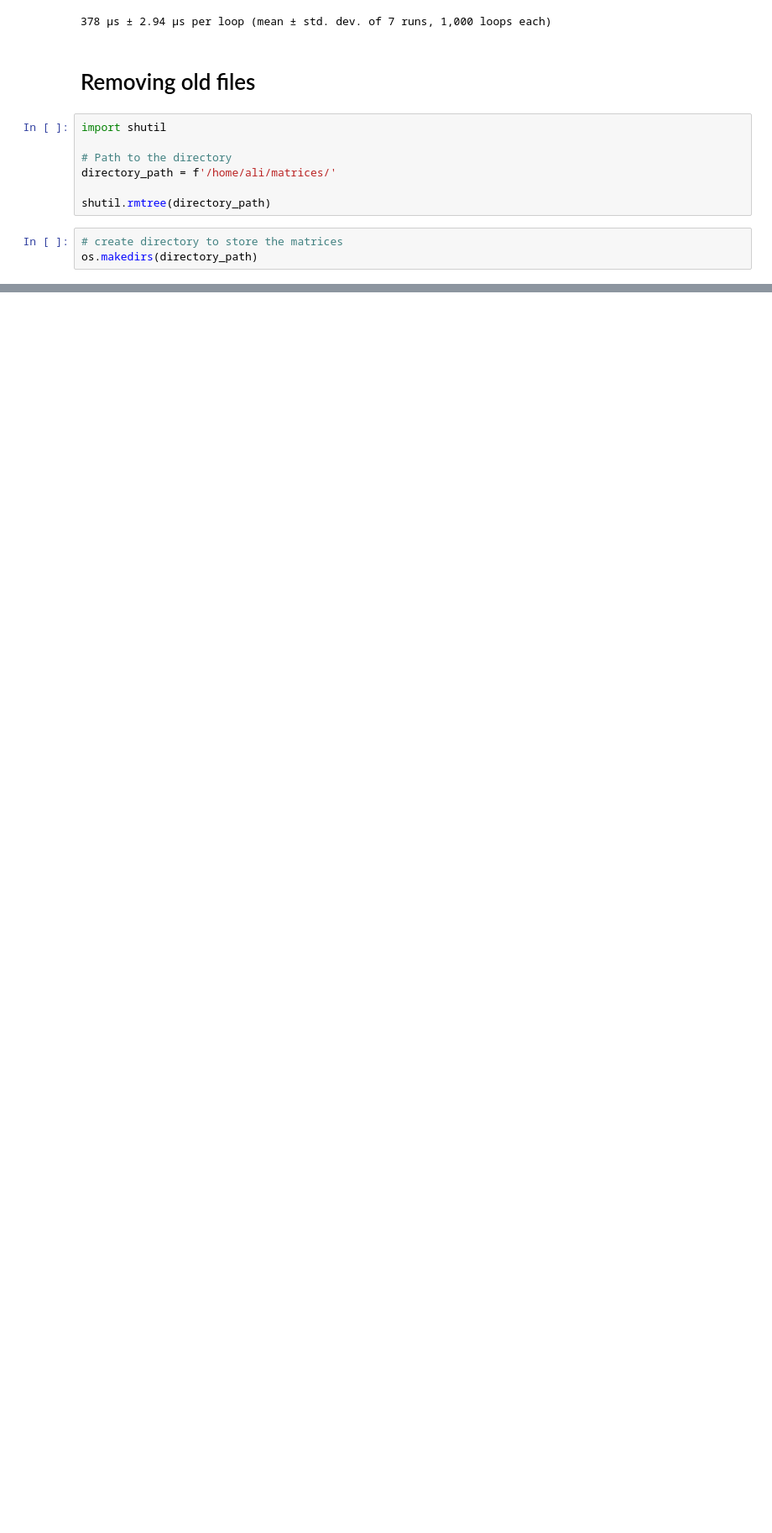
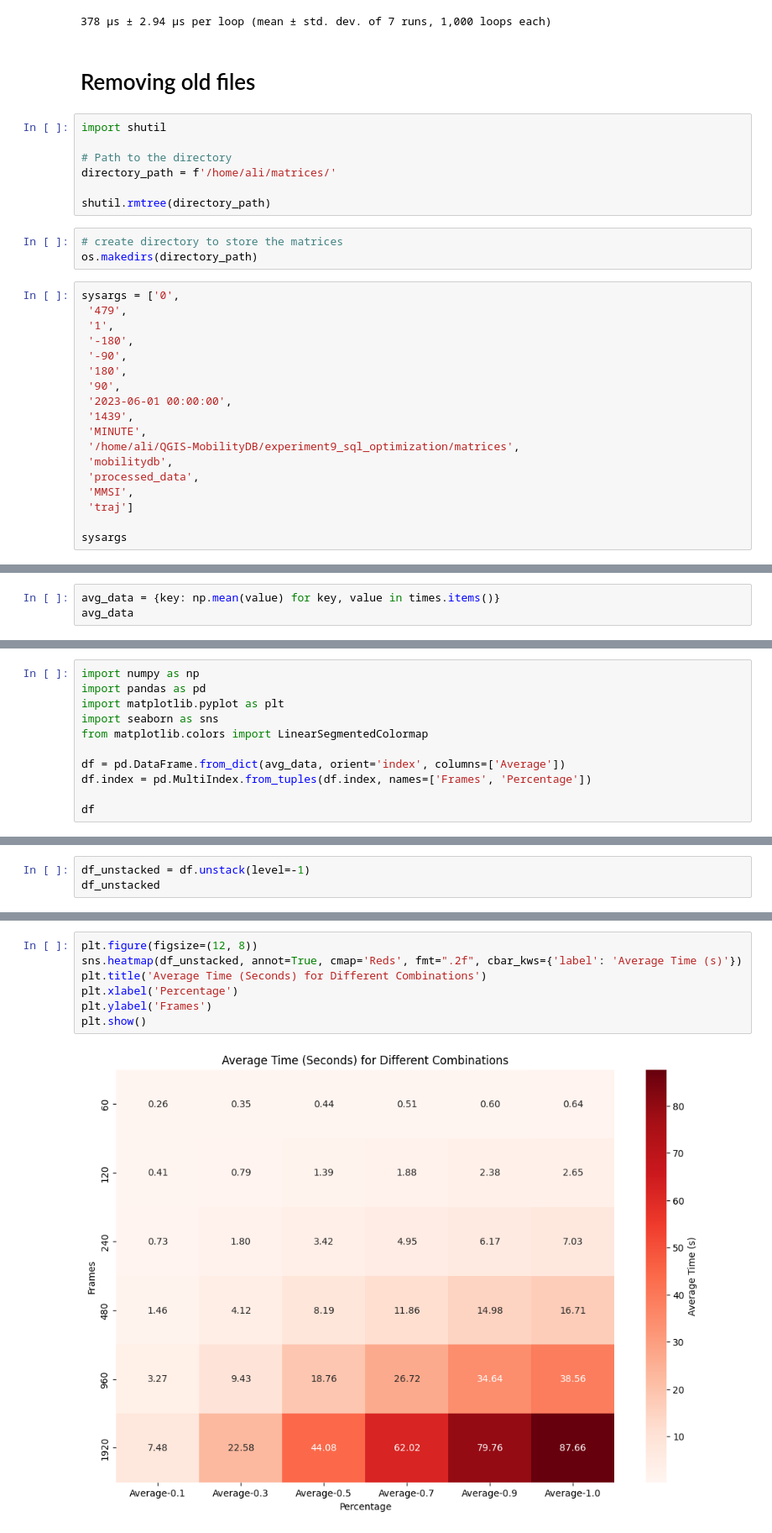
Before and after one commit to amanzer/QGIS-MobilityDB, a Jupyter notebook: experiment9_sql_optimization/matrix_code_optimizations.ipynb, the cells around one changed output, grey strips where cells are left out. Shown: that part at 84% size. Cells and saved outputs as stored; diff of their text form; blank space fills up the shorter version.

```diff
--- a/experiment9_sql_optimization/matrix_code_optimizations.ipynb
+++ b/experiment9_sql_optimization/matrix_code_optimizations.ipynb
@@ -883,3 +1067,21 @@ shutil.rmtree(directory_path)
 # %%
 # create directory to store the matrices
 os.makedirs(directory_path)
+# %%
+sysargs = ['0',
+ '479',
+ '1',
+ '-180',
+ '-90',
+ '180',
+ '90',
+ '2023-06-01 00:00:00',
+ '1439',
+ 'MINUTE',
+ '/home/ali/QGIS-MobilityDB/experiment9_sql_optimization/matrices',
+ 'mobilitydb',
+ 'processed_data',
+ 'MMSI',
+ 'traj']
+
+sysargs
@@ -885,0 +1493,3 @@ os.makedirs(directory_path)
+# %%
+avg_data = {key: np.mean(value) for key, value in times.items()}
+avg_data
@@ -885,0 +1514,11 @@ os.makedirs(directory_path)
+# %%
+import numpy as np
+import pandas as pd
+import matplotlib.pyplot as plt
+import seaborn as sns
+from matplotlib.colors import LinearSegmentedColormap
+
+df = pd.DataFrame.from_dict(avg_data, orient='index', columns=['Average'])
+df.index = pd.MultiIndex.from_tuples(df.index, names=['Frames', 'Percentage'])
+
+df
@@ -885,0 +1544,3 @@ os.makedirs(directory_path)
+# %%
+df_unstacked = df.unstack(level=-1)
+df_unstacked
@@ -885,0 +1557,9 @@ os.makedirs(directory_path)
+# %%
+plt.figure(figsize=(12, 8))
+sns.heatmap(df_unstacked, annot=True, cmap='Reds', fmt=".2f", cbar_kws={'label': 'Average Time (s)'})
+plt.title('Average Time (Seconds) for Different Combinations')
+plt.xlabel('Percentage')
+plt.ylabel('Frames')
+plt.show()
+# %% [output]
+[figure, added]
```
Also changed, not shown: parts of 53 cells of this notebook, 3 other files.
